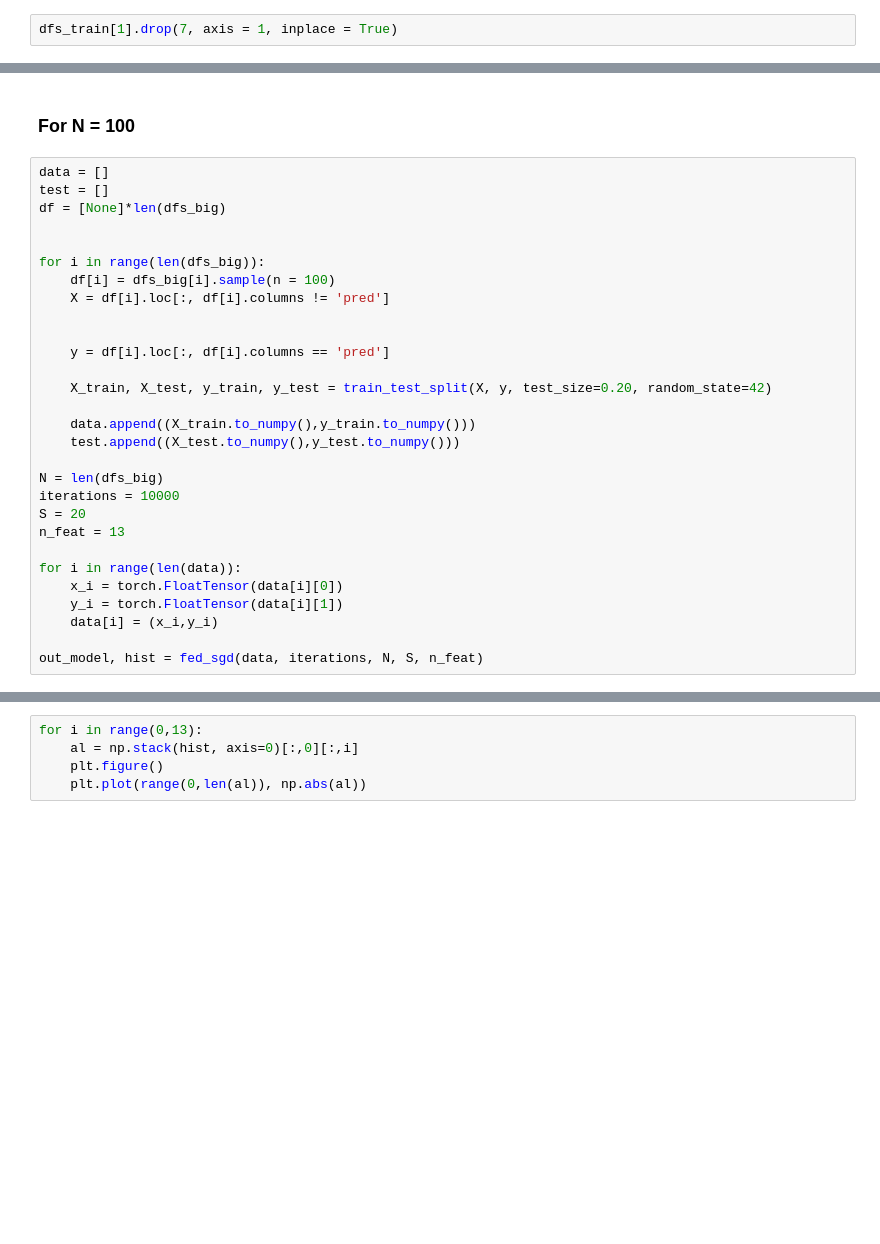
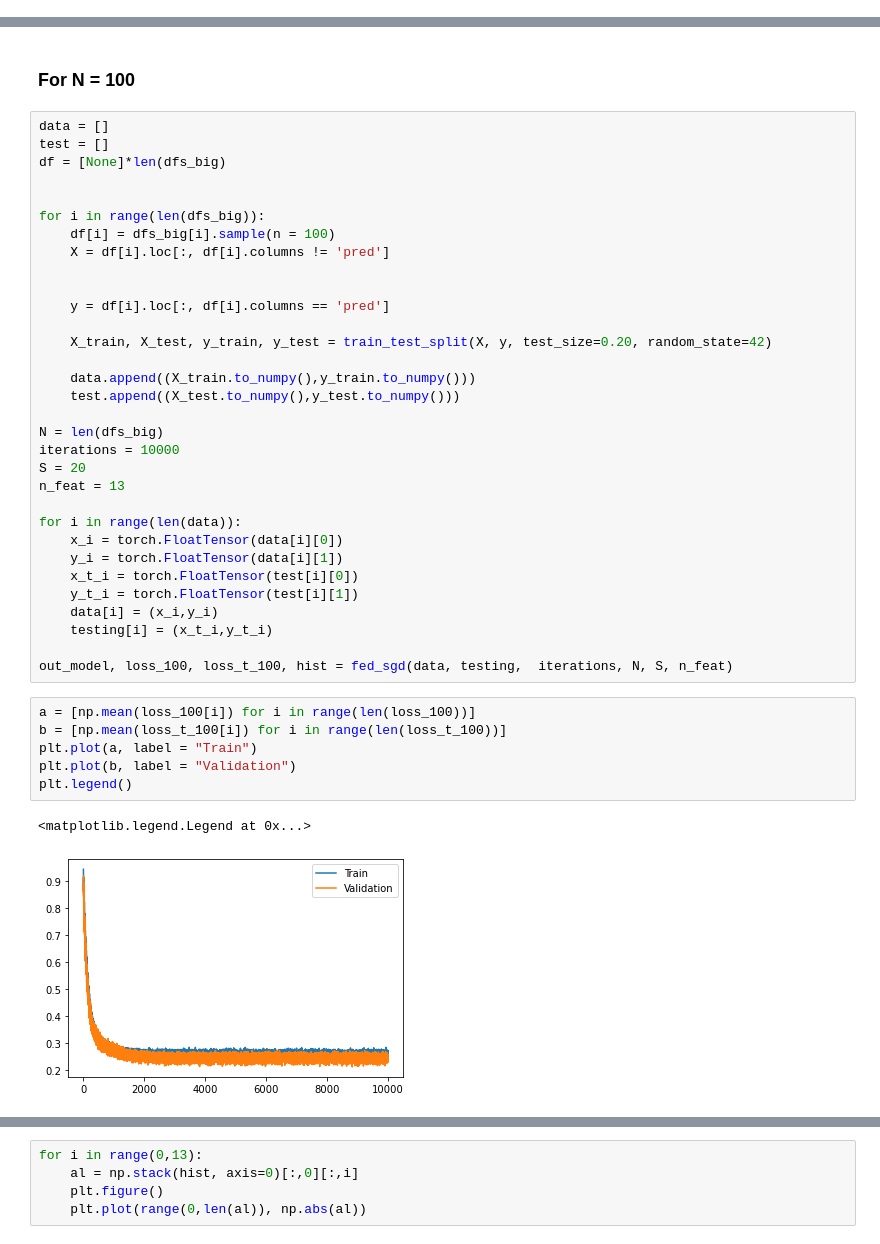
Before and after one commit to Nicolaskirsch2000/PV_prediction, a Jupyter notebook: full - small size analysis.ipynb, the cells around one changed output, grey strips where cells are left out. Drawn from its saved outputs; the diff is of its cells as text; blank space fills up the shorter version.

Commit message:
Train MSEs

```diff
--- a/full - small size analysis.ipynb
+++ b/full - small size analysis.ipynb
@@ -40,8 +45,6 @@ for i in range(len(data[0])):
 
     dfs_big[i] = dfs_train[i].append(dfs_test[i])
     dfs_big[i] = (dfs_big[i]-dfs_big[i].mean())/dfs_big[i].std()
-# %%
-dfs_train[1].drop(7, axis = 1, inplace = True)
 # %% [markdown]
 ## Linear model on big dataset
 # %%
@@ -423,9 +421,21 @@ n_feat = 13
 for i in range(len(data)):
     x_i = torch.FloatTensor(data[i][0])
     y_i = torch.FloatTensor(data[i][1])
+    x_t_i = torch.FloatTensor(test[i][0])
+    y_t_i = torch.FloatTensor(test[i][1])
     data[i] = (x_i,y_i)
+    testing[i] = (x_t_i,y_t_i)
 
-out_model, hist = fed_sgd(data, iterations, N, S, n_feat)
+out_model, loss_100, loss_t_100, hist = fed_sgd(data, testing,  iterations, N, S, n_feat)
+# %%
+a = [np.mean(loss_100[i]) for i in range(len(loss_100))]
+b = [np.mean(loss_t_100[i]) for i in range(len(loss_t_100))]
+plt.plot(a, label = "Train")
+plt.plot(b, label = "Validation")
+plt.legend()
+# %% [output]
+<matplotlib.legend.Legend at 0x...>
+[figure, added]
 # %%
 mses = []
 loss_fn = nn.MSELoss()
```
Also changed, not shown: parts of 18 cells of this notebook, 1 other file.
